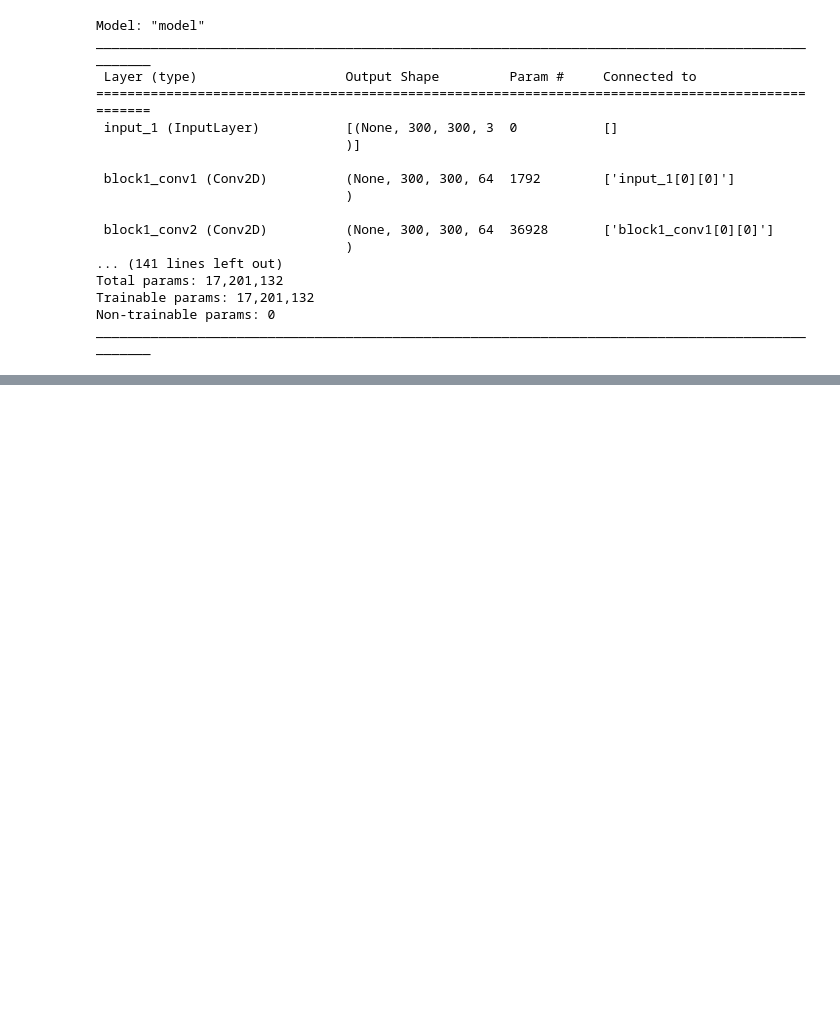
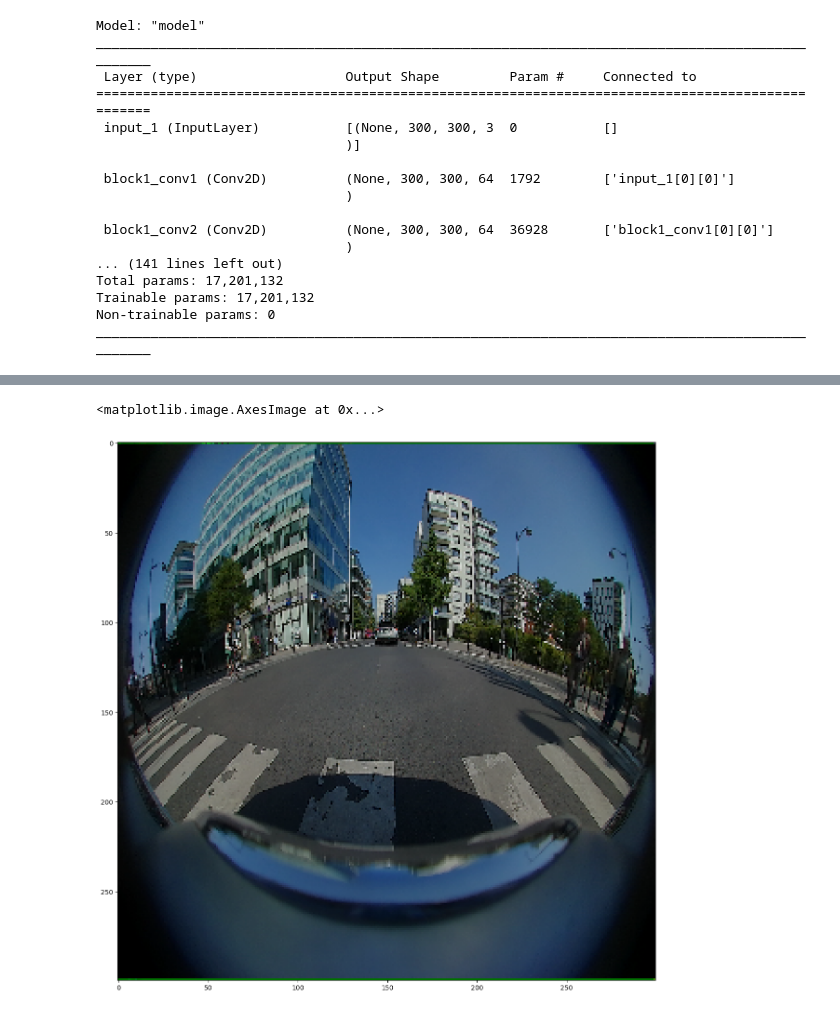
Before and after one commit to usmanr149/SSDModel, a Jupyter notebook: notebooks/Use Pretrained VGG16.ipynb, the cells around one changed output, grey strips where cells are left out. Saved outputs shown, nothing was run; the diff lists cells and outputs as text; code cells hidden in the pictures; blank space fills up the shorter version.

```diff
--- a/notebooks/Use Pretrained VGG16.ipynb
+++ b/notebooks/Use Pretrained VGG16.ipynb
@@ -339,10 +413,12 @@ for d in dg:
     loc_los = loss.localization_loss(holdout[1][0], pred[0])
     conf_loss = loss.confidence_loss(holdout[1][1], pred[1])
     print(tf.reduce_sum(holdout[1][1][:, :, 1:], axis = 1))
-    print( 'loc_los: ', tf.reduce_sum(loc_los, axis = 1) )
-    print( 'conf_loss: ', tf.reduce_sum(conf_loss, axis = 1) )
+#     print( 'loc_los: ', tf.reduce_sum(loc_los, axis = 1) )
+#     print( 'conf_loss: ', tf.reduce_sum(conf_loss, axis = 1) )
+    print( 'loc_los: ', loc_los )
+    print( 'conf_loss: ', conf_loss )
     print('-'*30)
     i+=1
-    if i > 10:
+    if i > 3:
         break
 # %% [output]
@@ -382,0 +510,4 @@ Epoch 6/10
+# %%
+for d in validation_data:
+    holdout = d
+    break
@@ -382,0 +536,9 @@ Epoch 6/10
+# %%
+image_number = 0
+conf_loss_max = []
+
+for i, conf in enumerate(conf_loss[image_number]):
+#     print(conf)
+    conf_loss_max.append([np.max(conf[1:]), np.argmax(conf[1:]), i])
+
+conf_loss_max.sort(reverse=True)
@@ -382,0 +558,17 @@ Epoch 6/10
+# %%
+hold = holdout[0].copy()
+# %%
+# del image
+
+image = hold[image_number].copy()
+
+image = image * 255
+
+image = image.astype(np.int32)
+
+plt.figure(figsize=(15, 15))
+
+plt.imshow(image)
+# %% [output]
+<matplotlib.image.AxesImage at 0x...>
+[figure, added]
```
Also changed, not shown: parts of 28 cells of this notebook, 10 other files.
